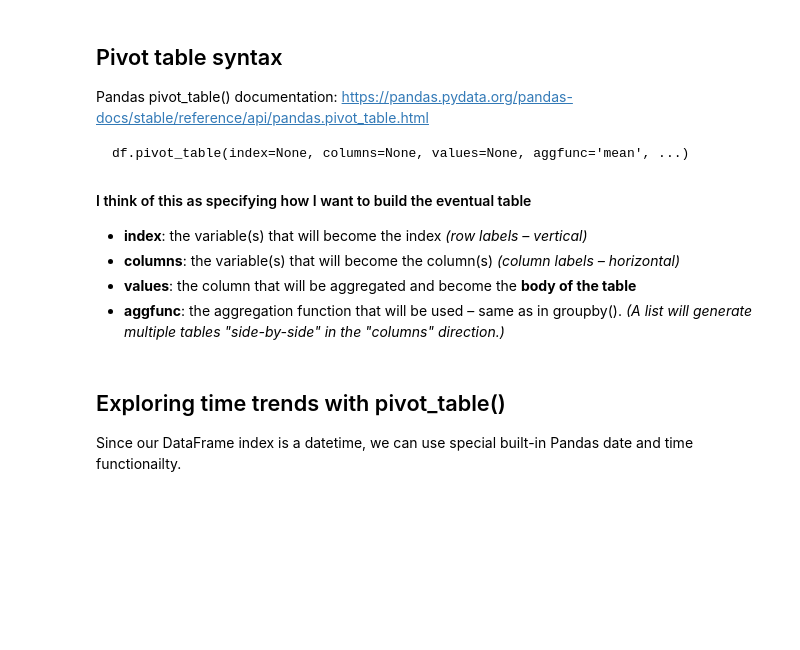
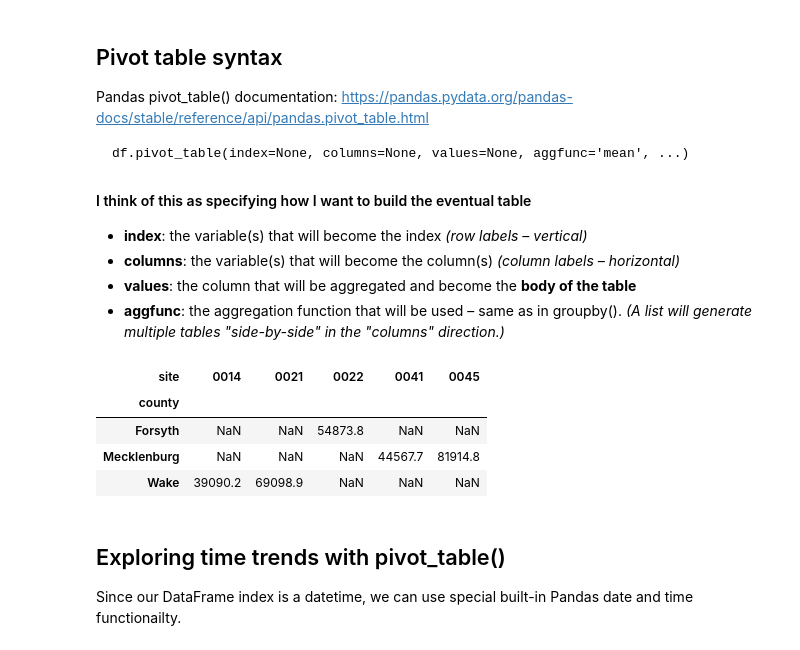
Before and after one commit to emonson/pandas-jupyterlab, a Jupyter notebook: Groupby_NCexploration.ipynb, the cells around one changed output. Cells and saved outputs as stored; diff of their text form; code cells hidden in the pictures; blank space fills up the shorter version.

```diff
--- a/Groupby_NCexploration.ipynb
+++ b/Groupby_NCexploration.ipynb
@@ -41,7 +53,8 @@ NOTE: Because the State Name, County Name, and Site Num values are repeated many
 df = pd.read_csv(
     "./data/AirDataEPA/NC_NO2_hourly_2018.csv",
     parse_dates = {"tstamp":["Date Local", "Time Local"]},
-    dtype = {'Site Num':'str'}
+    dtype = {'Site Num':'str'},
+    encoding='utf-8'
 ).rename(
     columns = {
         "State Name": "state",
@@ -188,6 +201,19 @@ df.pivot_table(index=None, columns=None, values=None, aggfunc='mean', ...)
 - **columns**: the variable(s) that will become the column(s) *(column labels – horizontal)*
 - **values**: the column that will be aggregated and become the **body of the table**
 - **aggfunc**: the aggregation function that will be used – same as in groupby(). *(A list will generate multiple tables "side-by-side" in the "columns" direction.)*
+# %%
+df.pivot_table(
+    index='county',
+    columns='site',
+    values='measure',
+    aggfunc='sum'
+)
+# %% [output]
+| site | 0014 | 0021 | 0022 | 0041 | 0045 |
+| county |  |  |  |  |  |
+| Forsyth | NaN | NaN | 54873.8 | NaN | NaN |
+| Mecklenburg | NaN | NaN | NaN | 44567.7 | 81914.8 |
+| Wake | 39090.2 | 69098.9 | NaN | NaN | NaN |
 # %% [markdown]
 ## Exploring time trends with pivot_table()
 
```
Also changed, not shown: parts of 6 cells of this notebook, 1 other file.
